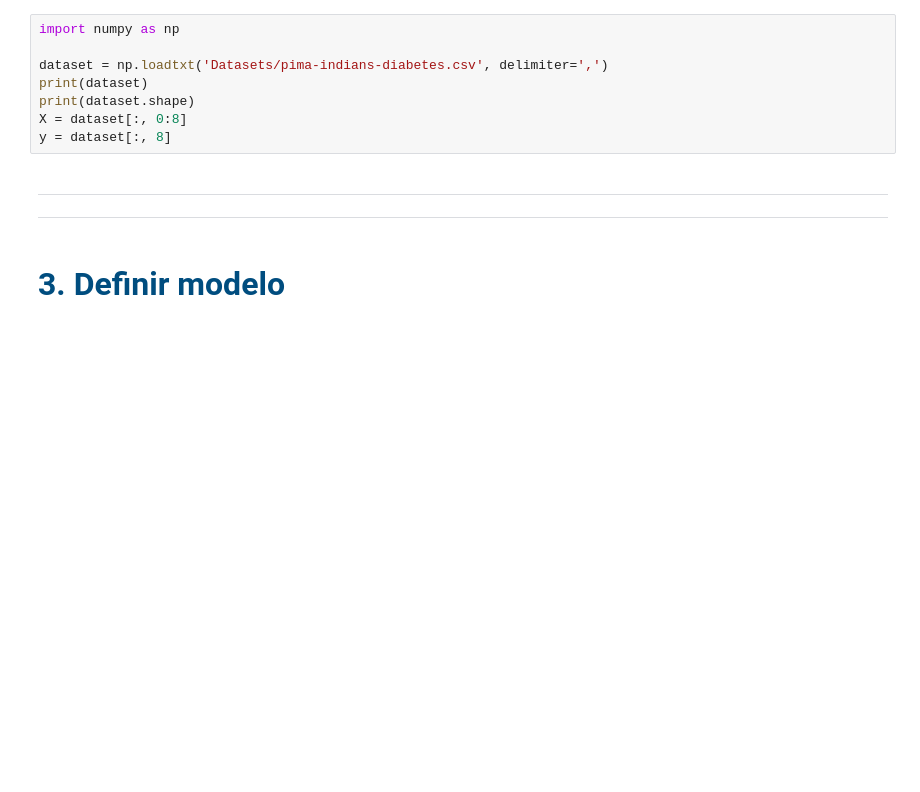
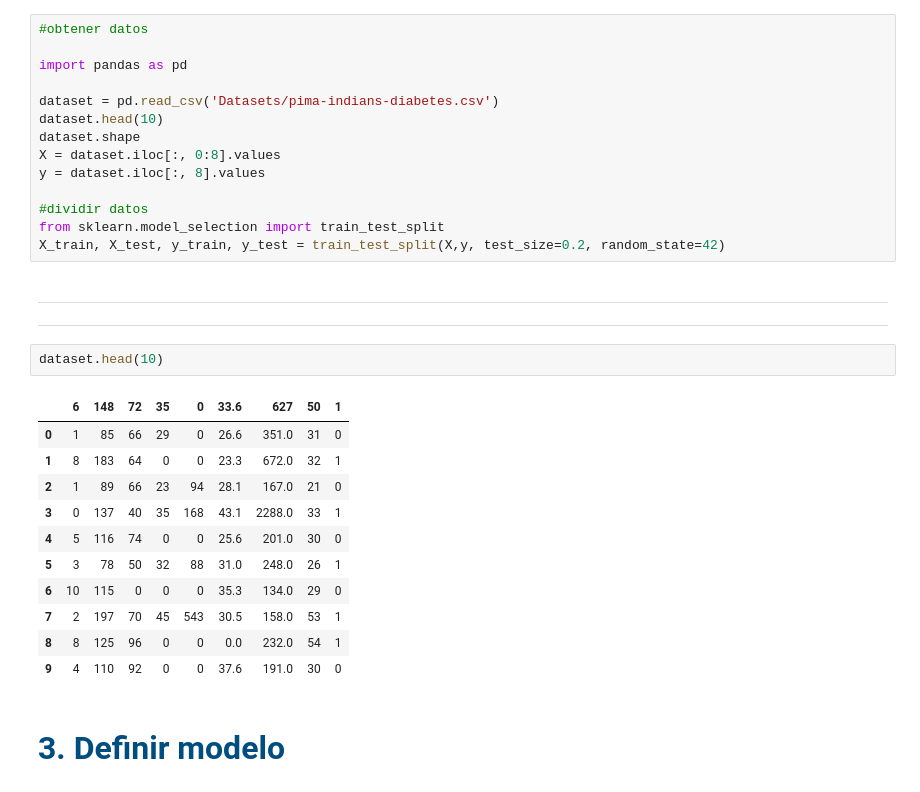
Before and after one commit to luudipietro/redes_neuronales, a Jupyter notebook: 2.+Desarrollar+una+red+neuronal.ipynb, the cells around one changed output. Cells and saved outputs as stored; diff of their text form; blank space fills up the shorter version.

```diff
--- a/2.+Desarrollar+una+red+neuronal.ipynb
+++ b/2.+Desarrollar+una+red+neuronal.ipynb
@@ -73,18 +73,38 @@ La precisión de la línea de base si se hacen todas las predicciones ya que no
 # %% [markdown]
 VAmos a cargar el archivo directamente usando la función `loadtxt()` de NumPy y establecer dividir las características y target.
 # %%
-import numpy as np
+#obtener datos
 
-dataset = np.loadtxt('Datasets/pima-indians-diabetes.csv', delimiter=',')
-print(dataset)
-print(dataset.shape)
-X = dataset[:, 0:8]
-y = dataset[:, 8]
+import pandas as pd
+
+dataset = pd.read_csv('Datasets/pima-indians-diabetes.csv')
+dataset.head(10)
+dataset.shape
+X = dataset.iloc[:, 0:8].values
+y = dataset.iloc[:, 8].values
+
+#dividir datos
+from sklearn.model_selection import train_test_split
+X_train, X_test, y_train, y_test = train_test_split(X,y, test_size=0.2, random_state=42)
 # %% [markdown]
 ---
 <div style="text-align: right"> <font size=5> <a href="#indice"><i class="fa fa-arrow-circle-up" aria-hidden="true" style="color:#004D7F"></i></a></font></div>
 
 ---
+# %%
+dataset.head(10)
+# %% [output]
+|  | 6 | 148 | 72 | 35 | 0 | 33.6 | 627 | 50 | 1 |
+| 0 | 1 | 85 | 66 | 29 | 0 | 26.6 | 351.0 | 31 | 0 |
+| 1 | 8 | 183 | 64 | 0 | 0 | 23.3 | 672.0 | 32 | 1 |
+| 2 | 1 | 89 | 66 | 23 | 94 | 28.1 | 167.0 | 21 | 0 |
+| 3 | 0 | 137 | 40 | 35 | 168 | 43.1 | 2288.0 | 33 | 1 |
+| 4 | 5 | 116 | 74 | 0 | 0 | 25.6 | 201.0 | 30 | 0 |
+| 5 | 3 | 78 | 50 | 32 | 88 | 31.0 | 248.0 | 26 | 1 |
+| 6 | 10 | 115 | 0 | 0 | 0 | 35.3 | 134.0 | 29 | 0 |
+| 7 | 2 | 197 | 70 | 45 | 543 | 30.5 | 158.0 | 53 | 1 |
+| 8 | 8 | 125 | 96 | 0 | 0 | 0.0 | 232.0 | 54 | 1 |
+| 9 | 4 | 110 | 92 | 0 | 0 | 37.6 | 191.0 | 30 | 0 |
 # %% [markdown]
 <a id="section3"></a>
 # <font color="#004D7F" size=6>3. Definir modelo</font>
```
Also changed, not shown: parts of 8 cells of this notebook, 4 other files.
